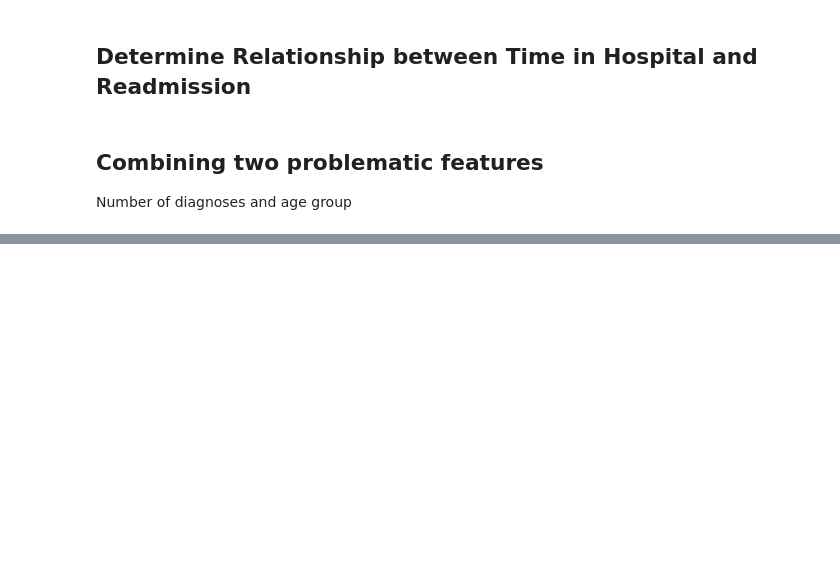
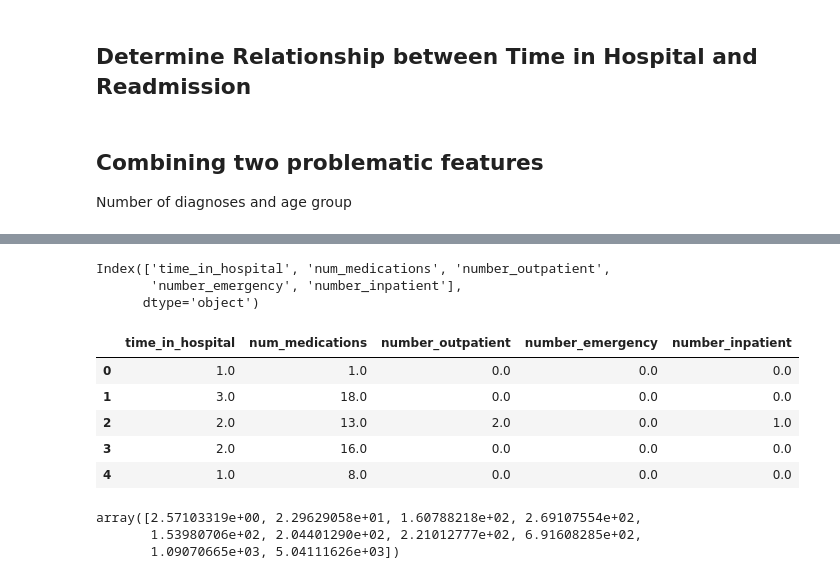
Before and after one commit to thinkful-dsi-axolotl/student_pair_work, a Jupyter notebook: Christy-Farooq/Diabetes_data.ipynb, the cells around one changed output, grey strips where cells are left out. Cells and saved outputs as stored; diff of their text form; code cells hidden in the pictures; blank space fills up the shorter version.

Commit message:
k-best & PCA 10-30

```diff
--- a/Christy-Farooq/Diabetes_data.ipynb
+++ b/Christy-Farooq/Diabetes_data.ipynb
@@ -565,0 +600,25 @@ df['ordinal_max_glu_serum'].value_counts()
+# %%
+k  = 5
+kbest = SelectKBest(k=k, score_func= f_classif)
+X_best_feature = kbest.fit_transform(X,Y)
+X_best_feature = pd.DataFrame(X_best_feature, columns = X.columns[kbest.get_support()])
+X_best_feature.columns
+# %% [output]
+Index(['time_in_hospital', 'num_medications', 'number_outpatient',
+       'number_emergency', 'number_inpatient'],
+      dtype='object')
+# %%
+X_best_feature.head()
+# %% [output]
+|  | time_in_hospital | num_medications | number_outpatient | number_emergency | number_inpatient |
+| 0 | 1.0 | 1.0 | 0.0 | 0.0 | 0.0 |
+| 1 | 3.0 | 18.0 | 0.0 | 0.0 | 0.0 |
+| 2 | 2.0 | 13.0 | 2.0 | 0.0 | 1.0 |
+| 3 | 2.0 | 16.0 | 0.0 | 0.0 | 0.0 |
+| 4 | 1.0 | 8.0 | 0.0 | 0.0 | 0.0 |
+# %%
+kbest.scores_
+# %% [output]
+array([2.57103319e+00, 2.29629058e+01, 1.60788218e+02, 2.69107554e+02,
+       1.53980706e+02, 2.04401290e+02, 2.21012777e+02, 6.91608285e+02,
+       1.09070665e+03, 5.04111626e+03])
```
Also changed, not shown: parts of 9 cells of this notebook.
